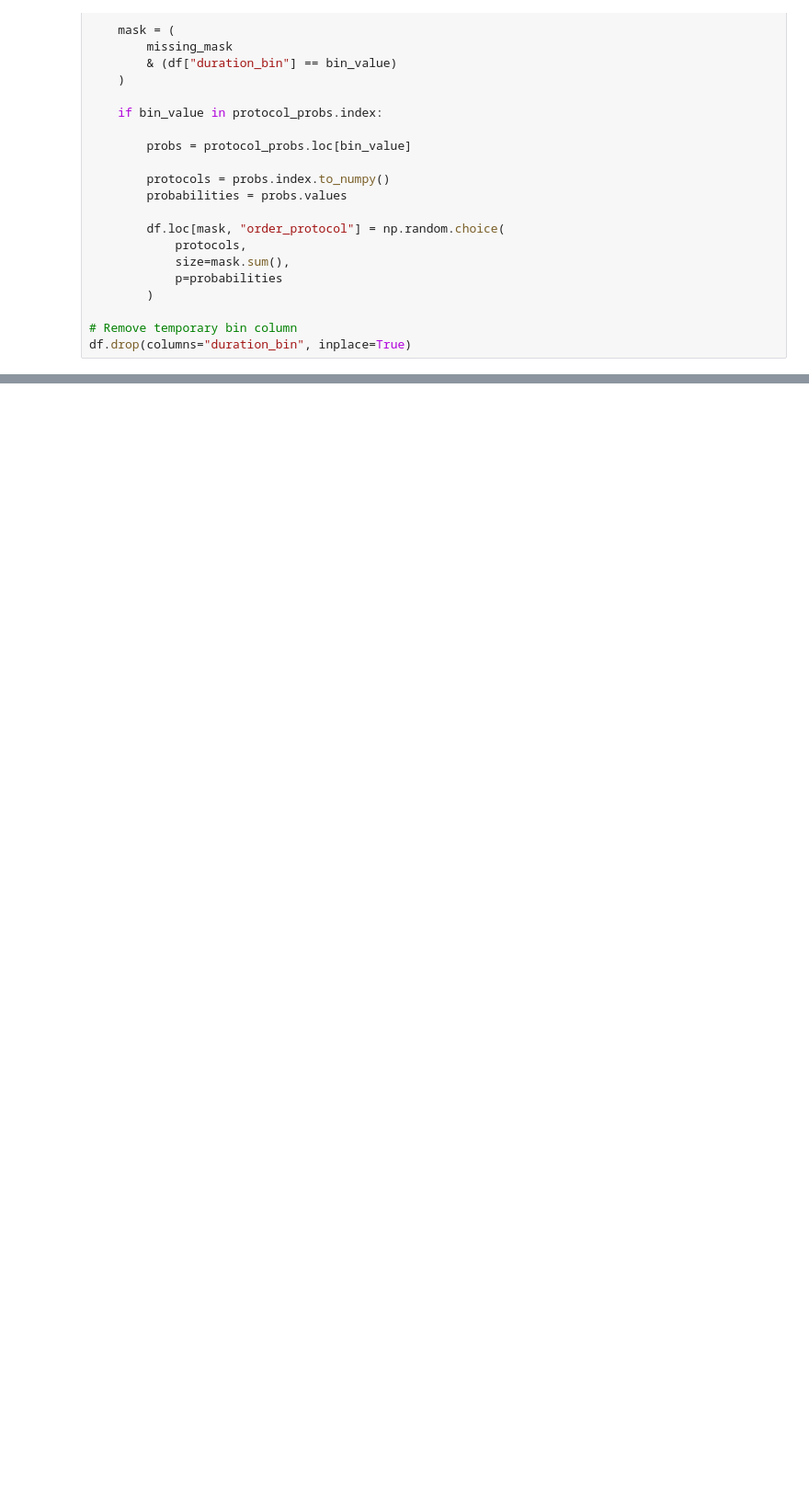
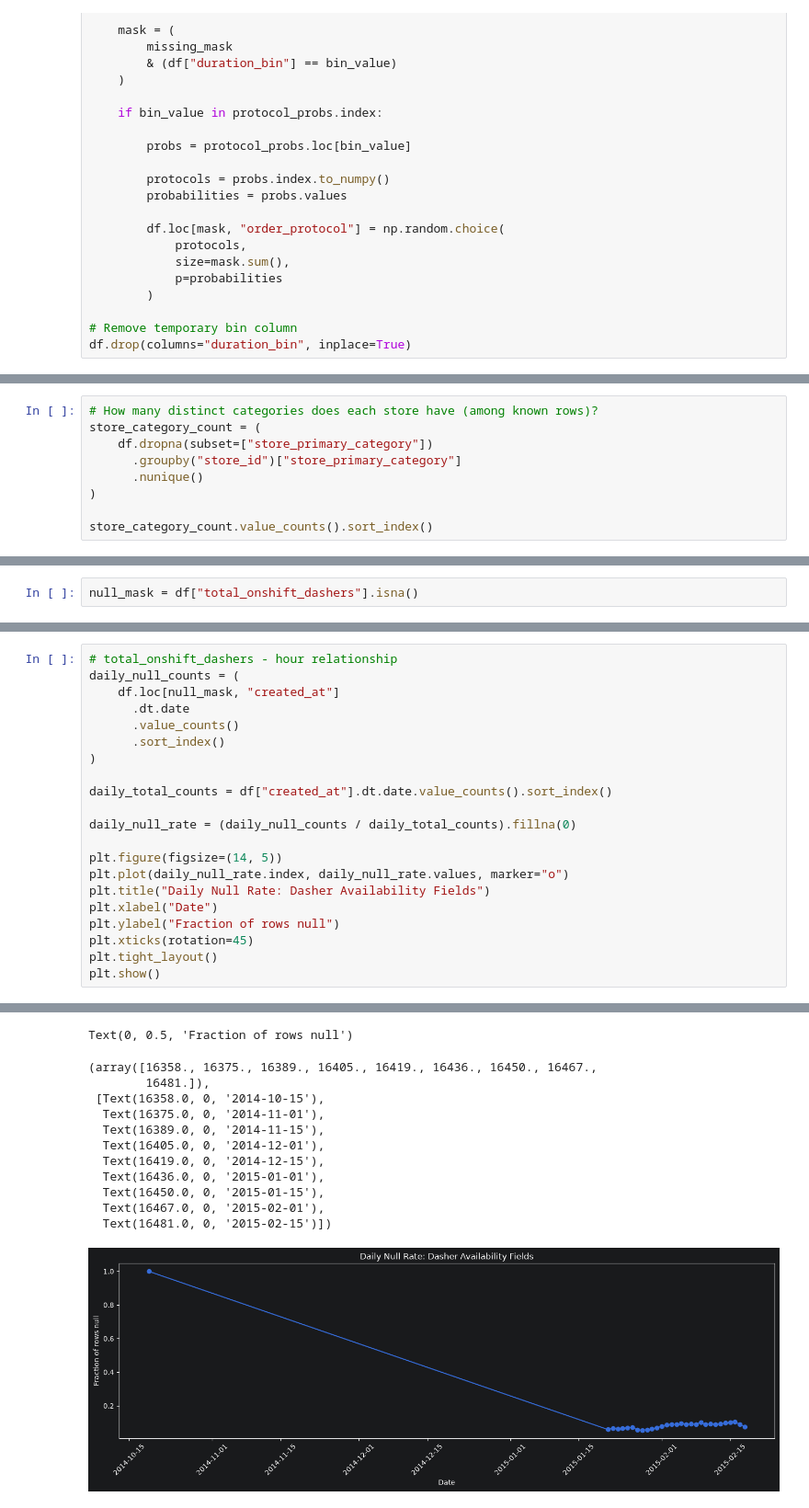
Before and after one commit to iamnitishsah/FoodOps.AI, a Jupyter notebook: DeliveryOps/notebooks/EDA.ipynb, the cells around one changed output, grey strips where cells are left out. Shown at 92% size. Saved outputs shown, nothing was run; the diff lists cells and outputs as text; blank space fills up the shorter version.

```diff
--- a/DeliveryOps/notebooks/EDA.ipynb
+++ b/DeliveryOps/notebooks/EDA.ipynb
@@ -399,0 +472,9 @@ Null Rows in market_id_imputed: 0
+# %%
+# How many distinct categories does each store have (among known rows)?
+store_category_count = (
+    df.dropna(subset=["store_primary_category"])
+      .groupby("store_id")["store_primary_category"]
+      .nunique()
+)
+
+store_category_count.value_counts().sort_index()
@@ -399,0 +591,2 @@ Null Rows in market_id_imputed: 0
+# %%
+null_mask = df["total_onshift_dashers"].isna()
@@ -399,0 +605,22 @@ Null Rows in market_id_imputed: 0
+# %%
+# total_onshift_dashers - hour relationship
+daily_null_counts = (
+    df.loc[null_mask, "created_at"]
+      .dt.date
+      .value_counts()
+      .sort_index()
+)
+
+daily_total_counts = df["created_at"].dt.date.value_counts().sort_index()
+
+daily_null_rate = (daily_null_counts / daily_total_counts).fillna(0)
+
+plt.figure(figsize=(14, 5))
+plt.plot(daily_null_rate.index, daily_null_rate.values, marker="o")
+plt.title("Daily Null Rate: Dasher Availability Fields")
+plt.xlabel("Date")
+plt.ylabel("Fraction of rows null")
+plt.xticks(rotation=45)
+plt.tight_layout()
+plt.show()
+# %% [output]
@@ -399,0 +631,13 @@ Null Rows in market_id_imputed: 0
+Text(0, 0.5, 'Fraction of rows null')
+(array([16358., 16375., 16389., 16405., 16419., 16436., 16450., 16467.,
+        16481.]),
+ [Text(16358.0, 0, '2014-10-15'),
+  Text(16375.0, 0, '2014-11-01'),
+  Text(16389.0, 0, '2014-11-15'),
+  Text(16405.0, 0, '2014-12-01'),
+  Text(16419.0, 0, '2014-12-15'),
+  Text(16436.0, 0, '2015-01-01'),
+  Text(16450.0, 0, '2015-01-15'),
+  Text(16467.0, 0, '2015-02-01'),
+  Text(16481.0, 0, '2015-02-15')])
+[figure, added]
```
Also changed, not shown: parts of 44 cells of this notebook, 1 other file.
